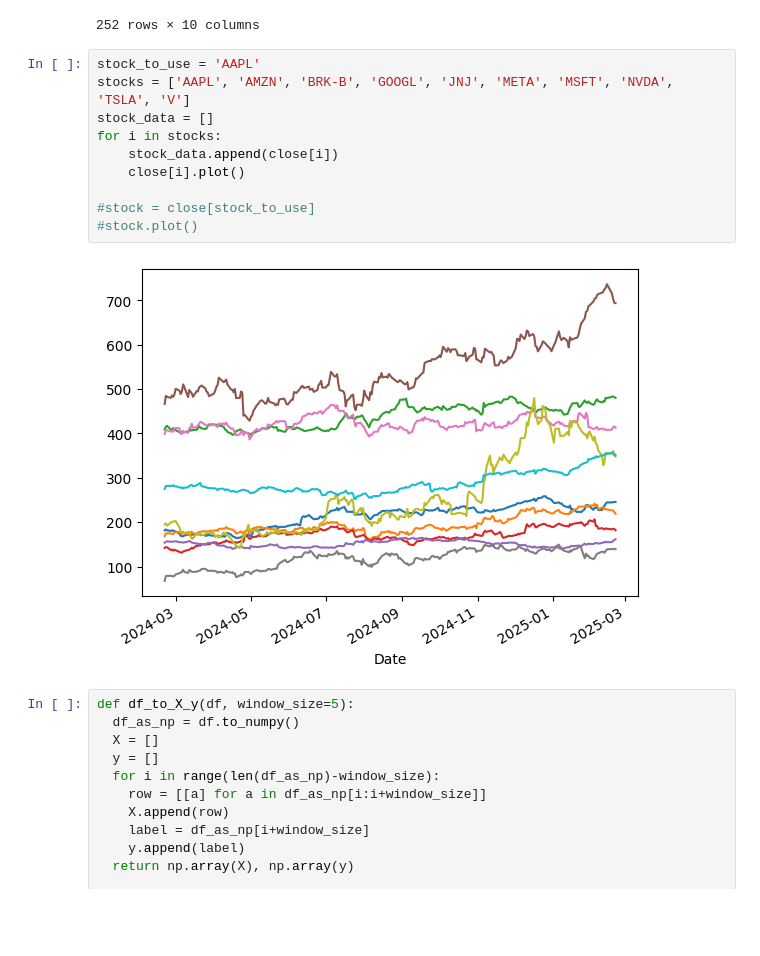
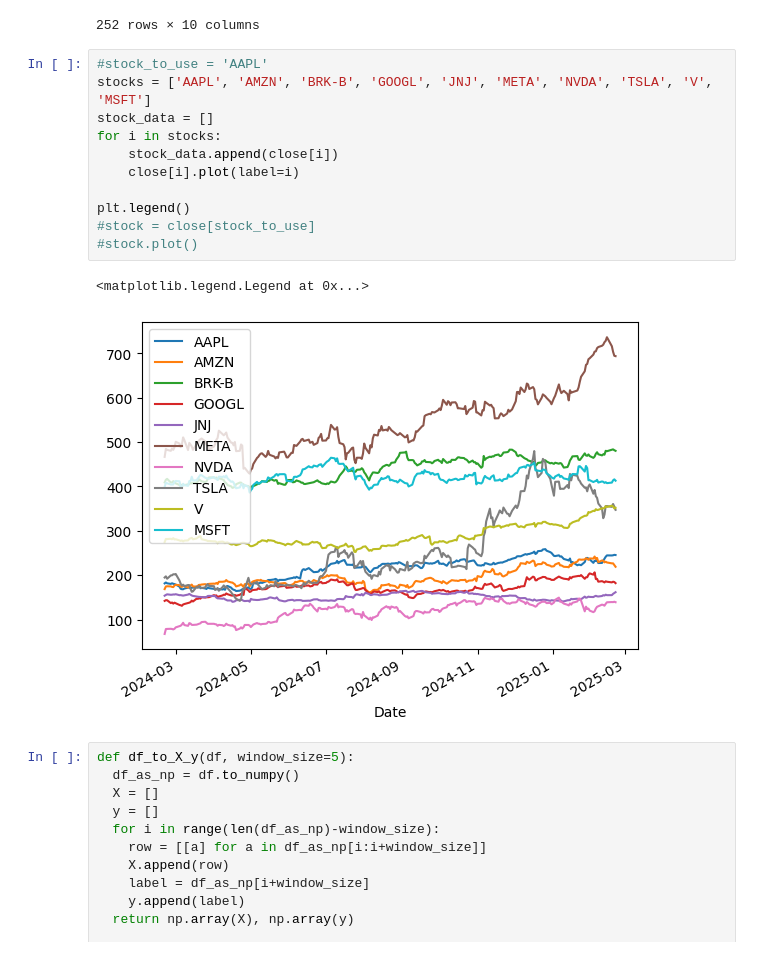
Before and after one commit to numisrm/Price_and_volatility_predicitons, a Jupyter notebook: Close_Data.ipynb, the cells around one changed output. Drawn from its saved outputs; the diff is of its cells as text; blank space fills up the shorter version.

```diff
--- a/Close_Data.ipynb
+++ b/Close_Data.ipynb
@@ -25,17 +25,19 @@ close
 | 2025-02-21 | 245.460007 | 218.970001 | 480.480408 | 182.044998 | 161.630005 | 694.005005 | 413.100006 | 139.044998 | 347.359894 | 352.054993 |
 252 rows × 10 columns
 # %%
-stock_to_use = 'AAPL'
-stocks = ['AAPL', 'AMZN', 'BRK-B', 'GOOGL', 'JNJ', 'META', 'MSFT', 'NVDA', 'TSLA', 'V']
+#stock_to_use = 'AAPL'
+stocks = ['AAPL', 'AMZN', 'BRK-B', 'GOOGL', 'JNJ', 'META', 'NVDA', 'TSLA', 'V', 'MSFT']
 stock_data = []
 for i in stocks:
     stock_data.append(close[i])
-    close[i].plot()
+    close[i].plot(label=i)
 
+plt.legend()
 #stock = close[stock_to_use]
 #stock.plot()
 # %% [output]
+<matplotlib.legend.Legend at 0x...>
-[figure, old version]
+[figure, new version]
 # %%
 def df_to_X_y(df, window_size=5):
   df_as_np = df.to_numpy()
```
Also changed, not shown: parts of 10 cells of this notebook, 3 other files.
